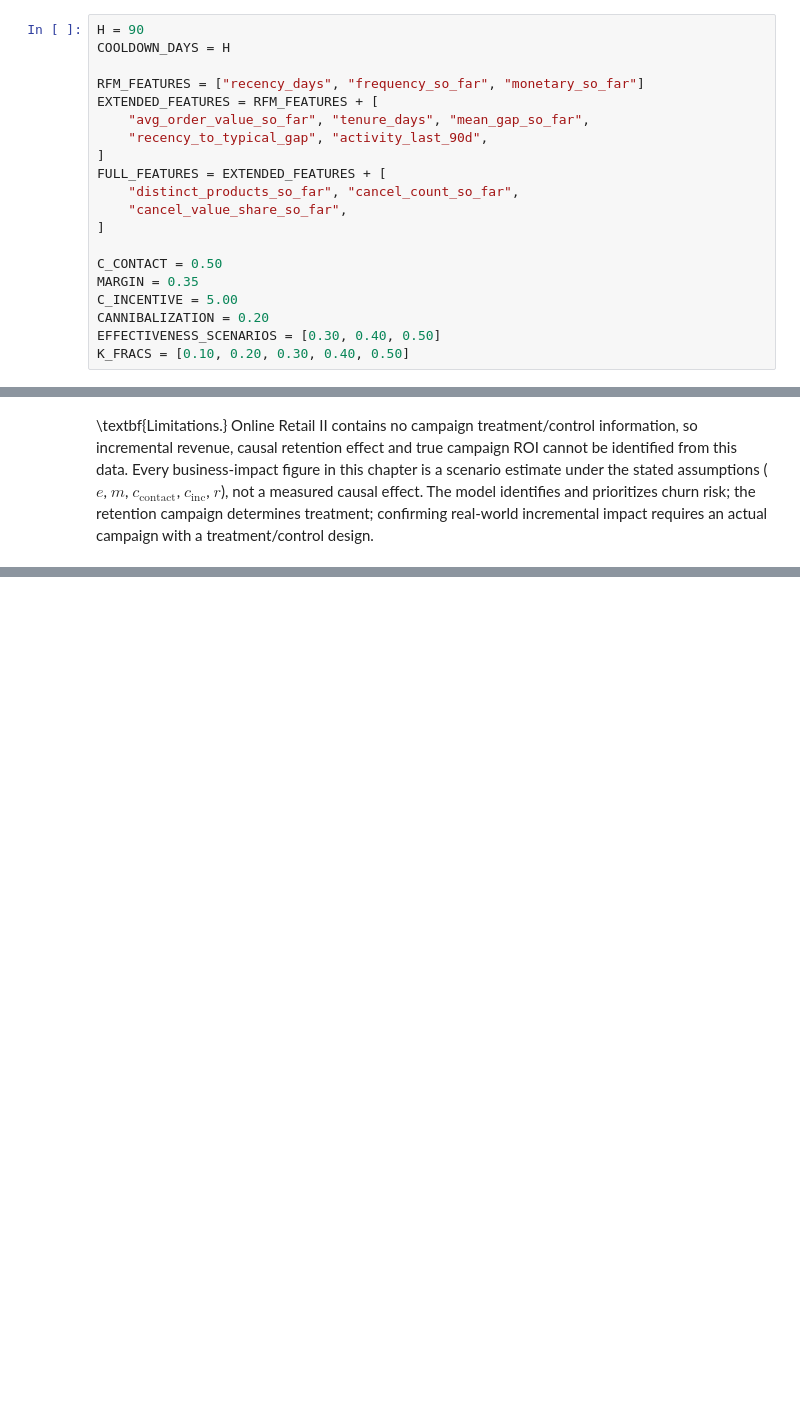
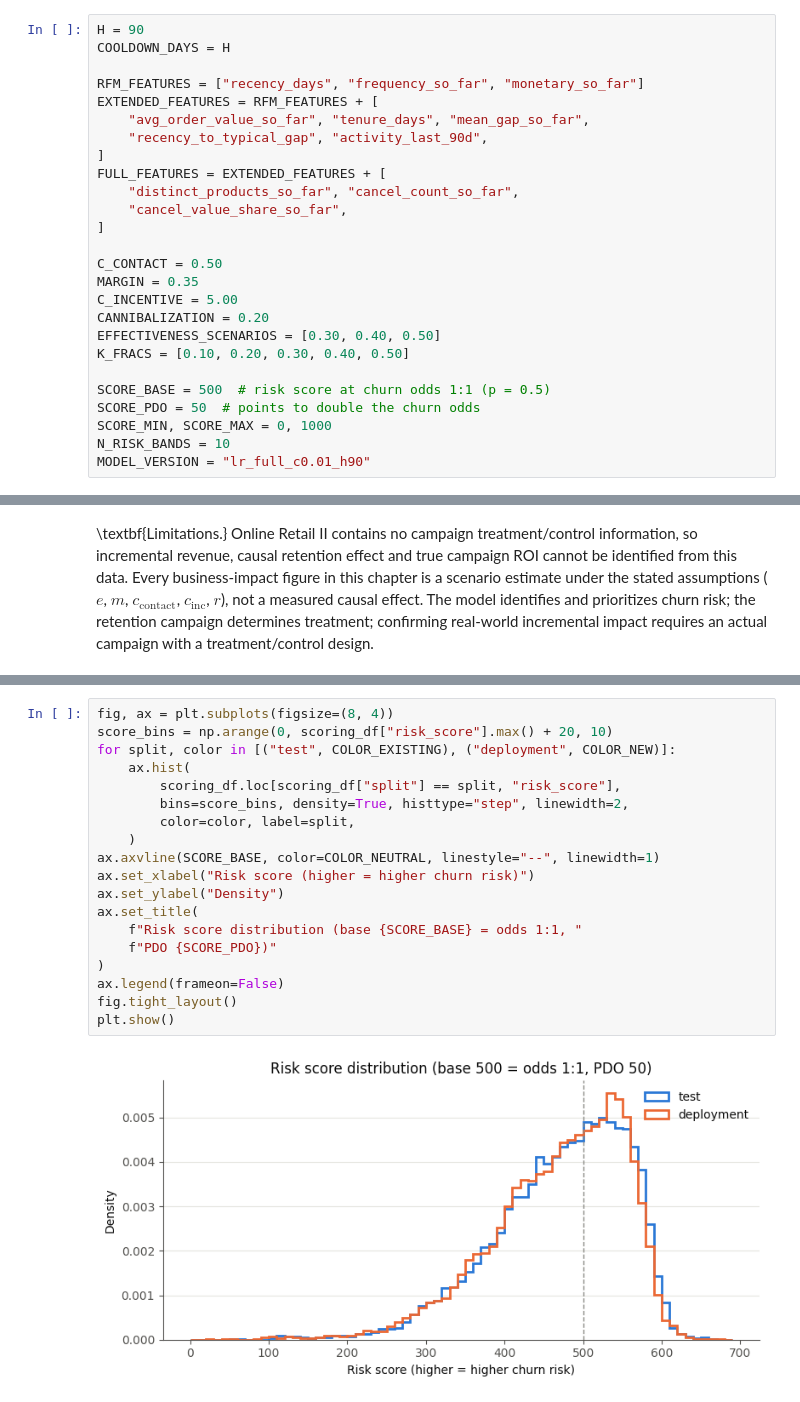
Before and after one commit to nguyenbaanh7779/customer-churn-prediction, a Jupyter notebook: notebooks/09_evaluation.ipynb, the cells around one changed output, grey strips where cells are left out. Cells and saved outputs as stored; diff of their text form; blank space fills up the shorter version.

```diff
--- a/notebooks/09_evaluation.ipynb
+++ b/notebooks/09_evaluation.ipynb
@@ -289,6 +316,12 @@ C_INCENTIVE = 5.00
 CANNIBALIZATION = 0.20
 EFFECTIVENESS_SCENARIOS = [0.30, 0.40, 0.50]
 K_FRACS = [0.10, 0.20, 0.30, 0.40, 0.50]
+
+SCORE_BASE = 500  # risk score at churn odds 1:1 (p = 0.5)
+SCORE_PDO = 50  # points to double the churn odds
+SCORE_MIN, SCORE_MAX = 0, 1000
+N_RISK_BANDS = 10
+MODEL_VERSION = "lr_full_c0.01_h90"
 # %% [markdown]
 ## 9.1 Evaluation Framework
 
@@ -866,0 +1050,21 @@ treatment/control design.
+# %%
+fig, ax = plt.subplots(figsize=(8, 4))
+score_bins = np.arange(0, scoring_df["risk_score"].max() + 20, 10)
+for split, color in [("test", COLOR_EXISTING), ("deployment", COLOR_NEW)]:
+    ax.hist(
+        scoring_df.loc[scoring_df["split"] == split, "risk_score"],
+        bins=score_bins, density=True, histtype="step", linewidth=2,
+        color=color, label=split,
+    )
+ax.axvline(SCORE_BASE, color=COLOR_NEUTRAL, linestyle="--", linewidth=1)
+ax.set_xlabel("Risk score (higher = higher churn risk)")
+ax.set_ylabel("Density")
+ax.set_title(
+    f"Risk score distribution (base {SCORE_BASE} = odds 1:1, "
+    f"PDO {SCORE_PDO})"
+)
+ax.legend(frameon=False)
+fig.tight_layout()
+plt.show()
+# %% [output]
+[figure, added]
```
Also changed, not shown: parts of 11 cells of this notebook, 2 other files.
